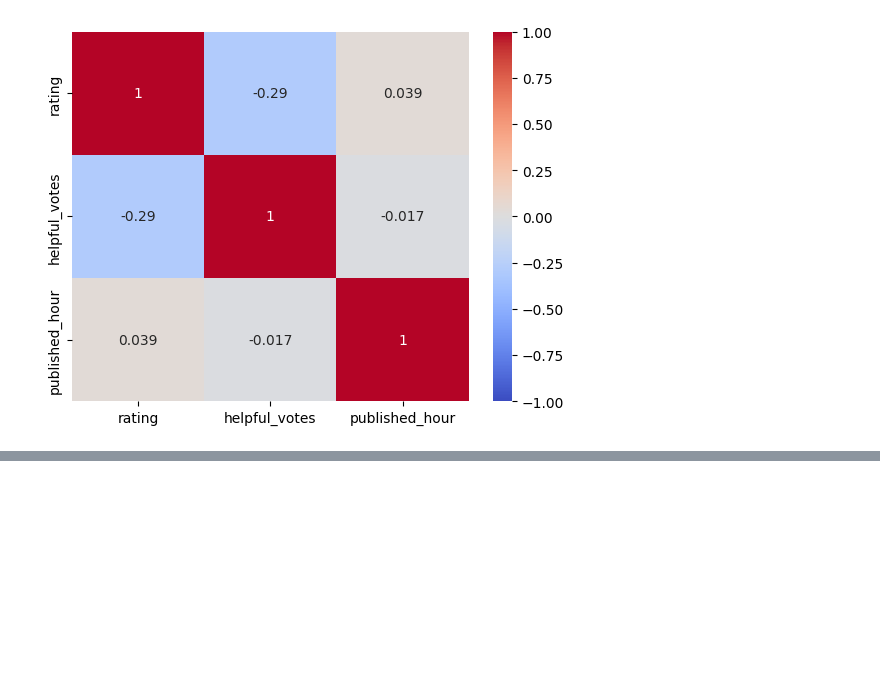
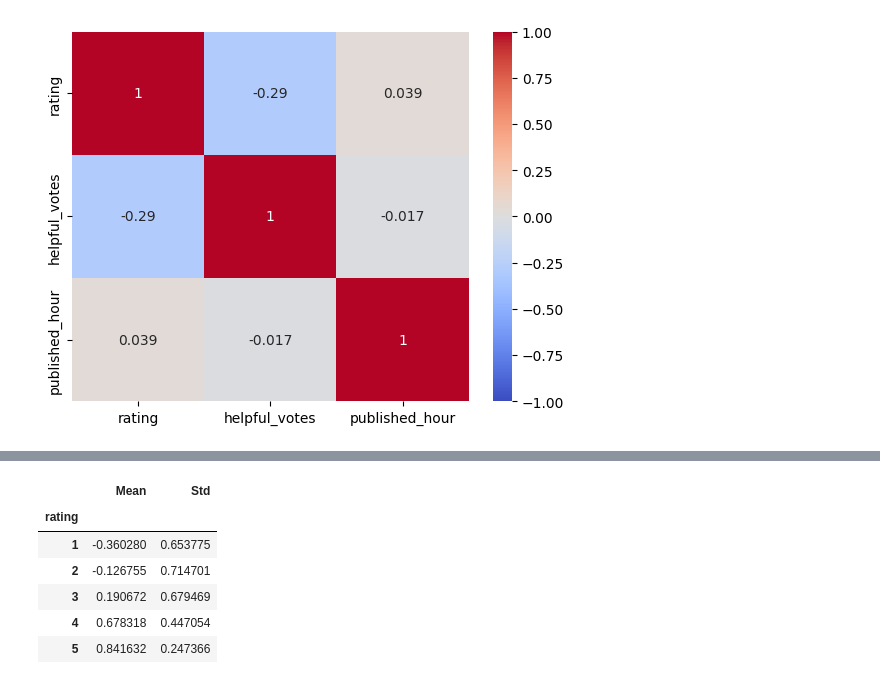
Before and after one commit to tzwpatryk/airline_reviews, a Jupyter notebook: sentiment_analysis.ipynb, the cells around one changed output, grey strips where cells are left out. Saved outputs shown, nothing was run; the diff lists cells and outputs as text; code cells hidden in the pictures; blank space fills up the shorter version.

```diff
--- a/sentiment_analysis.ipynb
+++ b/sentiment_analysis.ipynb
@@ -152,0 +195,13 @@ sns.heatmap(df[['rating', 'helpful_votes', 'published_hour']][df['helpful_votes'
+# %%
+df.groupby('rating').agg(
+    Mean=('compound_vader', 'mean'),
+    Std=('compound_vader', 'std')
+)
+# %% [output]
+|  | Mean | Std |
+| rating |  |  |
+| 1 | -0.360280 | 0.653775 |
+| 2 | -0.126755 | 0.714701 |
+| 3 | 0.190672 | 0.679469 |
+| 4 | 0.678318 | 0.447054 |
+| 5 | 0.841632 | 0.247366 |
```
Also changed, not shown: parts of 9 cells of this notebook.
